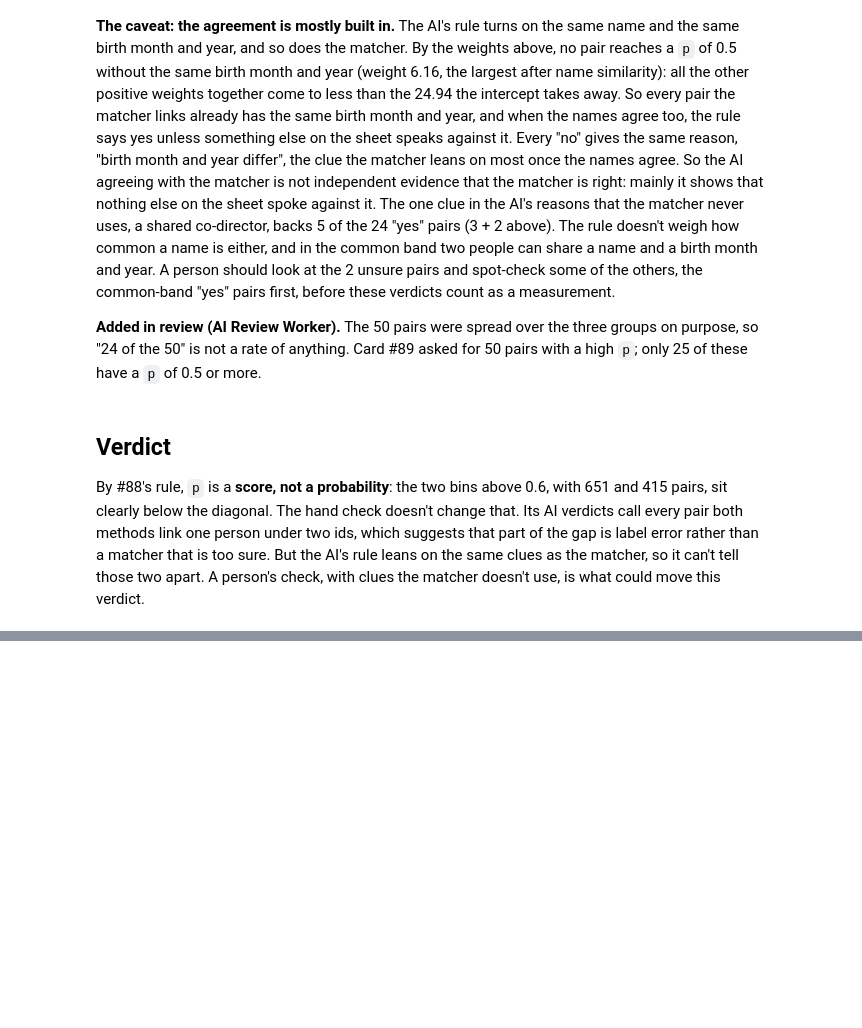
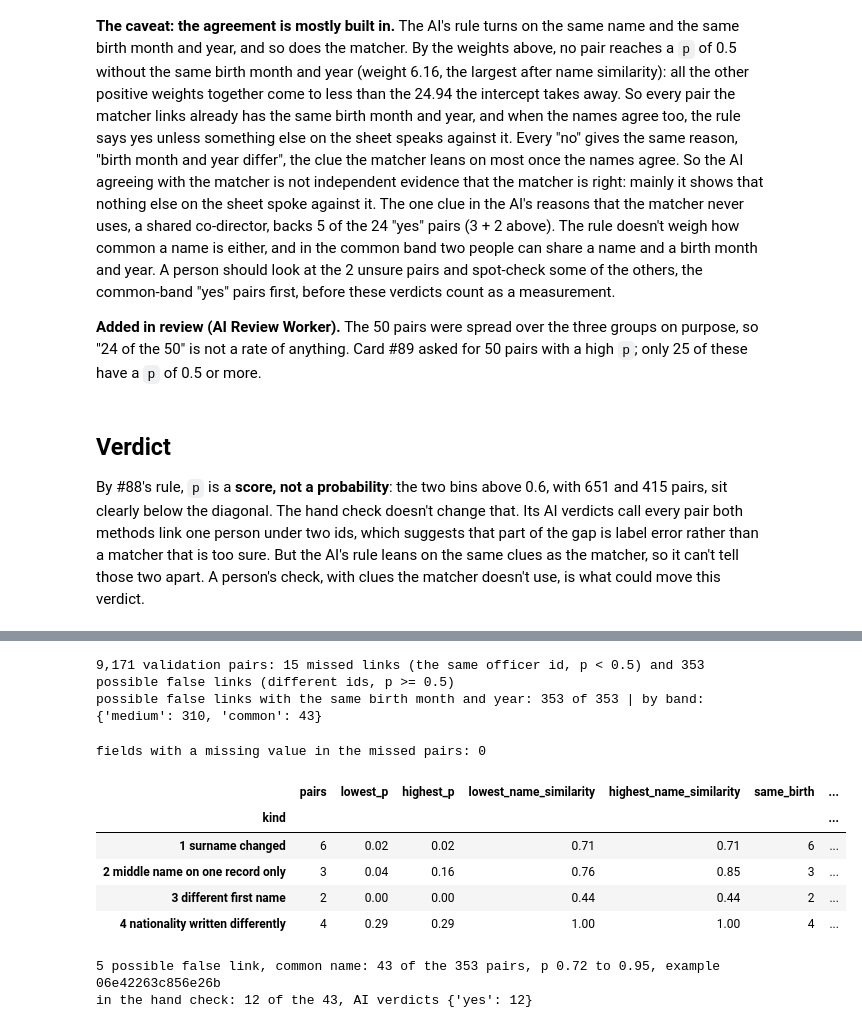
Before and after one commit to C-Nietzschmann/veritas-hackathon, a Jupyter notebook: notebooks/cristiano_calibration.ipynb, the cells around one changed output, grey strips where cells are left out. Drawn from its saved outputs; the diff is of its cells as text; code cells hidden in the pictures; blank space fills up the shorter version.

```diff
--- a/notebooks/cristiano_calibration.ipynb
+++ b/notebooks/cristiano_calibration.ipynb
@@ -225,0 +241,76 @@ By #88's rule, `p` is a **score, not a probability**: the two bins above 0.6, wi
+# %%
+# The validation pairs again, with the features behind each p, the pair id, and the pair's band: the more
+# common of its two people's name-commonness bands (`bands`, from the hand check)
+gallery = pd.concat([held_out[["a", "b", "label"]], resolve.pair_features(held_out, mentions)], axis=1)
+gallery["p"] = p
+gallery["pair_id"] = [real_slice.pair_id(a, b) for a, b in zip(gallery["a"], gallery["b"])]
+gallery["band"] = [max(bands[a], bands[b], key=real_slice.BANDS.index) for a, b in zip(gallery["a"], gallery["b"])]
+
+missed = gallery[(gallery["label"] == 1) & (gallery["p"] < 0.5)].copy()   # the same officer id, p under 0.5
+linked = gallery[(gallery["label"] == 0) & (gallery["p"] >= 0.5)]          # different ids, p of 0.5 or more
+print(f"{len(gallery):,} validation pairs: {len(missed)} missed links (the same officer id, p < 0.5) and "
+      f"{len(linked)} possible false links (different ids, p >= 0.5)")
+print(f"possible false links with the same birth month and year: {int(linked['birth_same'].sum())} of {len(linked)} "
+      f"| by band: {linked['band'].value_counts().to_dict()}")
+# %% [output]
+9,171 validation pairs: 15 missed links (the same officer id, p < 0.5) and 353 possible false links (different ids, p >= 0.5)
+possible false links with the same birth month and year: 353 of 353 | by band: {'medium': 310, 'common': 43}
+# %%
+def name_words(name):
+    """The register's "SURNAME, Forenames" as (surname, list of forenames), cleaned. A title after a second comma is left out."""
+    surname, _, forenames = name.partition(",")
+    return resolve.clean(surname), resolve.clean(forenames.split(",")[0]).split()
+
+
+def kind_of_miss(name_a, name_b, nationality_a, nationality_b):
+    """The kind of a missed pair, from its two names and two nationalities. It returns the kind only: no name leaves it."""
+    (surname_a, forenames_a), (surname_b, forenames_b) = name_words(name_a), name_words(name_b)
+    if surname_a != surname_b:
+        return "1 surname changed" if forenames_a == forenames_b else "other"
+    if forenames_a == forenames_b:   # the same name, so the difference is elsewhere
+        different = resolve.clean(nationality_a) != resolve.clean(nationality_b)
+        return "4 nationality written differently" if different else "other"
+    if forenames_a[:1] != forenames_b[:1]:
+        return "3 different first name"
+    shorter, longer = sorted([forenames_a, forenames_b], key=len)
+    return "2 middle name on one record only" if set(shorter) < set(longer) else "other"
+
+
+# The rule on made-up names
+assert kind_of_miss("SURNAME, First", "OTHER, First", "X", "X") == "1 surname changed"
+assert kind_of_miss("SURNAME, First", "SURNAME, First Middle", "X", "X") == "2 middle name on one record only"
+assert kind_of_miss("SURNAME, First", "SURNAME, Second", "X", "X") == "3 different first name"
+assert kind_of_miss("SURNAME, First", "SURNAME, First", "X", "Y") == "4 nationality written differently"
+
+people = mentions.set_index("mention_id")
+left, right = people.loc[missed["a"]], people.loc[missed["b"]]
+missed["kind"] = [kind_of_miss(*four) for four in zip(left["name"], right["name"], left["nationality"], right["nationality"])]
+print("fields with a missing value in the missed pairs:", int(missed.filter(like="_missing").to_numpy().sum()))
+
+# Per kind: how many pairs, the range of p, how many agree on each field, and one example: the kind's
+# lowest p, the pair the matcher was surest about (a tie goes to the first pair id)
+kinds = missed.sort_values(["p", "pair_id"]).groupby("kind").agg(
+    pairs=("p", "size"), lowest_p=("p", "min"), highest_p=("p", "max"),
+    lowest_name_similarity=("name_similarity", "min"), highest_name_similarity=("name_similarity", "max"),
+    same_birth=("birth_same", "sum"), same_postcode_district=("postcode_same", "sum"),
+    same_nationality=("nationality_same", "sum"), example=("pair_id", "first"))
+kinds.round(2).astype({"same_birth": int, "same_postcode_district": int, "same_nationality": int})
+# %% [output]
+fields with a missing value in the missed pairs: 0
+|  | pairs | lowest_p | highest_p | lowest_name_similarity | highest_name_similarity | same_birth | ... |
+| kind |  |  |  |  |  |  | ... |
+| 1 surname changed | 6 | 0.02 | 0.02 | 0.71 | 0.71 | 6 | ... |
+| 2 middle name on one record only | 3 | 0.04 | 0.16 | 0.76 | 0.85 | 3 | ... |
+| 3 different first name | 2 | 0.00 | 0.00 | 0.44 | 0.44 | 2 | ... |
+| 4 nationality written differently | 4 | 0.29 | 0.29 | 1.00 | 1.00 | 4 | ... |
+# %%
+# Kind 5: different ids, p of 0.5 or more, in the common band. The example is the highest p (a tie goes to the
+# first pair id). Then the ones the hand check (#89) judged, with the AI's verdicts.
+common = linked[linked["band"] == "common"].sort_values(["p", "pair_id"], ascending=[False, True])
+checked = common.merge(verdicts, on="pair_id")
+print(f"5 possible false link, common name: {len(common)} of the {len(linked)} pairs, "
+      f"p {common['p'].min():.2f} to {common['p'].max():.2f}, example {common['pair_id'].iloc[0]}")
+print(f"in the hand check: {len(checked)} of the {len(common)}, AI verdicts {checked['verdict'].value_counts().to_dict()}")
+# %% [output]
+5 possible false link, common name: 43 of the 353 pairs, p 0.72 to 0.95, example 06e42263c856e26b
+in the hand check: 12 of the 43, AI verdicts {'yes': 12}
```
Also changed, not shown: parts of 2 cells of this notebook, 1 other file.
